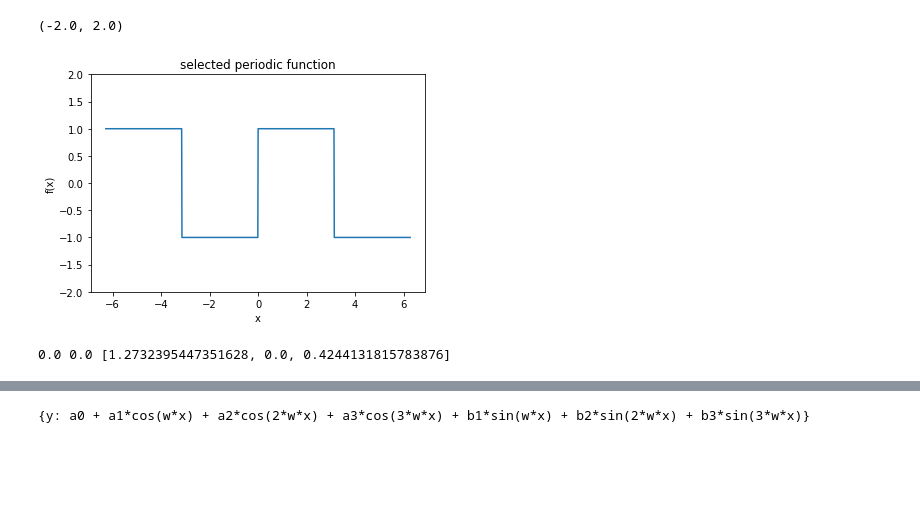
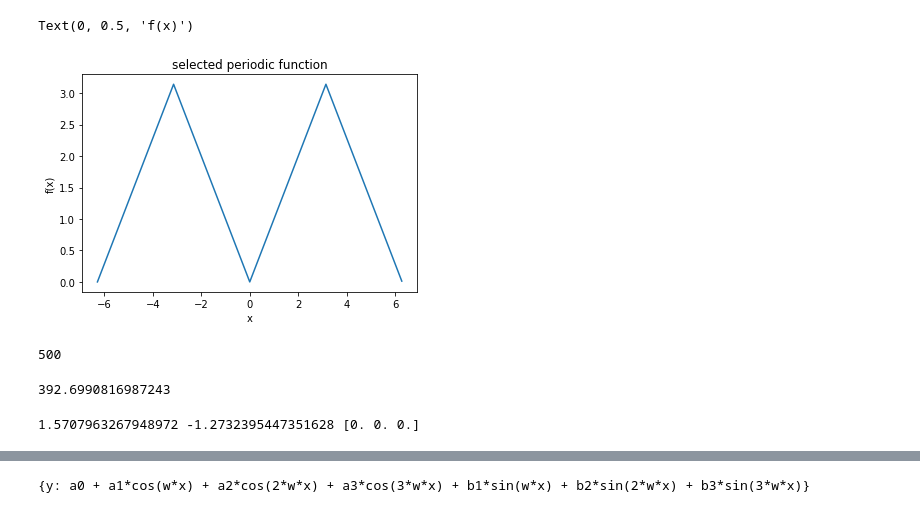
Before and after one commit to CHI-YU-SUNG/ML, a Jupyter notebook: hw2/HW2 .ipynb, the cells around one changed output, grey strips where cells are left out. Saved outputs shown, nothing was run; the diff lists cells and outputs as text; code cells hidden in the pictures; blank space fills up the shorter version.

```diff
--- a/hw2/HW2 .ipynb
+++ b/hw2/HW2 .ipynb
@@ -1,25 +1,34 @@
 # %%
 from scipy import fftpack,signal
 import numpy as np
 import matplotlib.pyplot as plt
 from sklearn.metrics import mean_squared_error
 # generate input signal
 N = 1000
 x = np.linspace(-2*np.pi, 2*np.pi, N, endpoint=False)
 period = 2 * np.pi
 period_count = round((max(x)-min(x))/period)
-Input = signal.square(2*np.pi/period * x)
+#Input = signal.square(2*np.pi/period * x)
+Input = 0.5 * np.pi* signal.sawtooth(2 * np.pi * 1/2/np.pi * x, 0.5) + 0.5 * np.pi
 
 plt.plot(x, Input)
 plt.title("selected periodic function")
 plt.xlabel("x")
 plt.ylabel("f(x)")
-plt.ylim(-2, 2)
+
 
 #plt.show()
 # %% [output]
-(-2.0, 2.0)
+Text(0, 0.5, 'f(x)')
-[figure, old version]
+[figure, new version]
+# %%
+int(N/period_count)
+# %% [output]
+500
+# %%
+sum(Input[:int(N/period_count)])/period_count
+# %% [output]
+392.6990816987243
 # %%
 # Define fourier series function
 import numpy as np
@@ -31,15 +40,15 @@ def f(x,n):
     return  Input[x] * np.cos(2 * np.pi * n * x)
 
 def A0():
-    return sum(Input[:int(N/period_count)])/period
+    return sum(Input[:int(N/period_count)])/int(N/period_count)
+"""
+def An(n):
 
-def An(n):
-    """
-    An = np.zeros(n)
-    for i in range(1, n+1):
-        An[i-1], err = integrate.quad(f, 0, period, args = (i)
-    return 2/period* An
-    """
+    #An = np.zeros(n)
+    #for i in range(1, n+1):
+    #    An[i-1], err = integrate.quad(f, 0, period, args = (i)
+    #return 2/period* An
+
     return np.zeros(n)
 
 def Bn(n):
@@ -47,10 +56,17 @@ def Bn(n):
     for i in range(1,n+1):
         Bn.append(2/(np.pi * i)*(1 - np.cos(i * np.pi)))
     return Bn
-
+"""
+def An(n):
+    An = []
+    for i in range(1,n+1):
+        An.append(2/(i ** 2 * np.pi)*((-1)** i - 1))
+    return An
+def Bn(n):
+    return np.zeros(n)
 print(A0(),An(3)[0],Bn(3))
 # %% [output]
-0.0 0.0 [1.2732395447351628, 0.0, 0.4244131815783876]
+1.5707963267948972 -1.2732395447351628 [0. 0. 0.]
 # %%
 def fourier(x, order, a0, an, bn):
     series = a0
```
Also changed, not shown: parts of 2 cells of this notebook.
